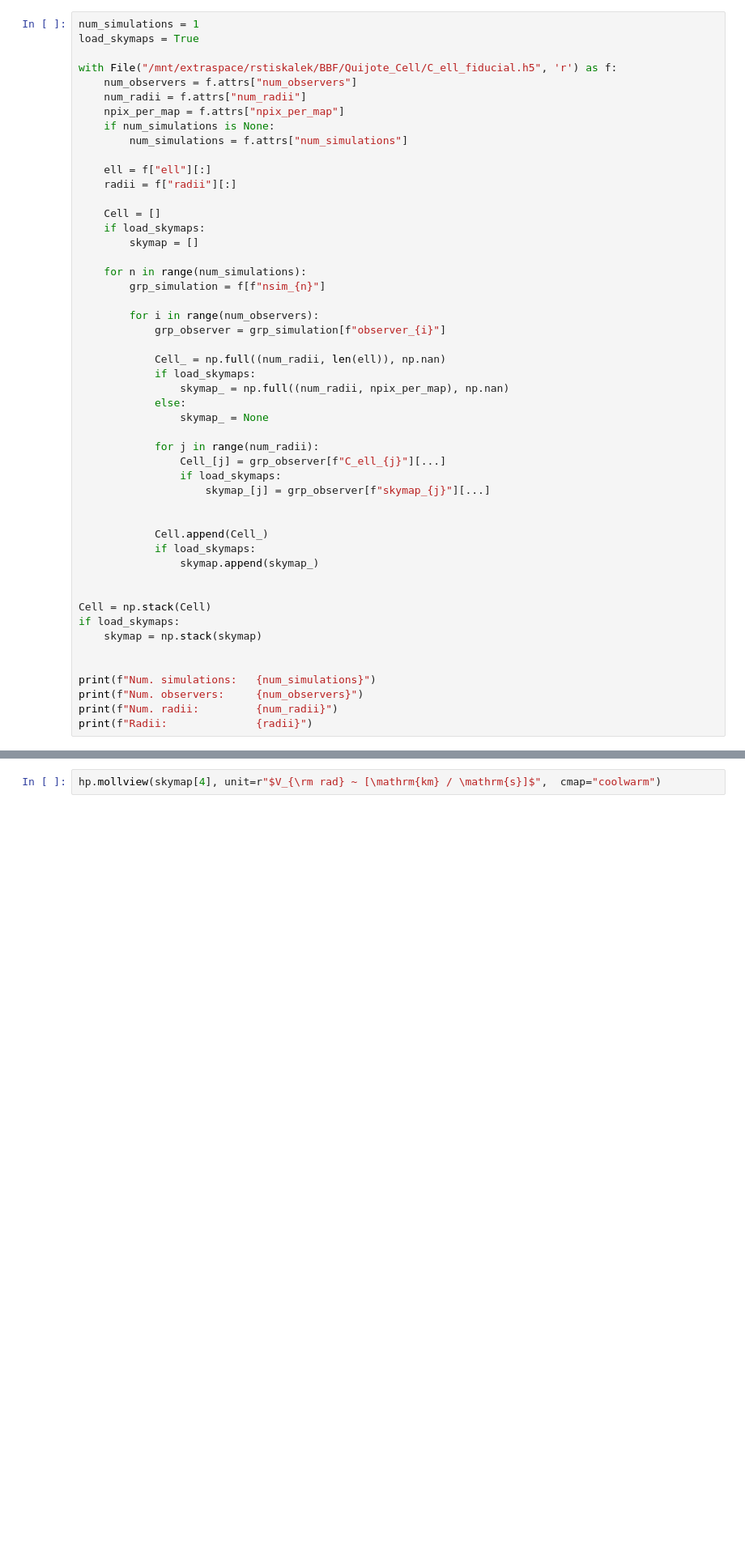
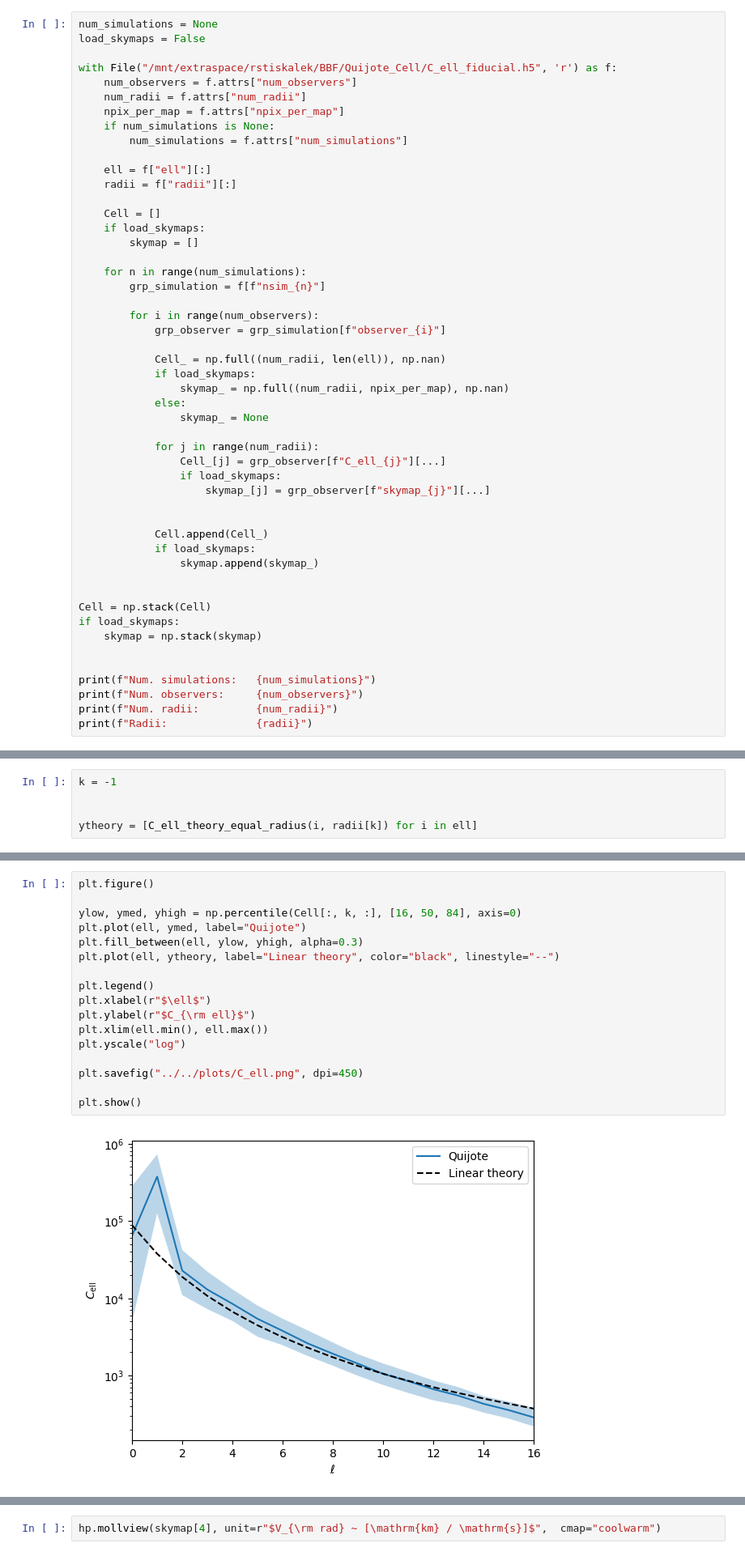
Before and after one commit to Richard-Sti/csiborgtools, a Jupyter notebook: notebooks/flow/quijote_Cell.ipynb, the cells around one changed output, grey strips where cells are left out. Shown: that part at 81% size. Saved outputs shown, nothing was run; the diff lists cells and outputs as text; blank space fills up the shorter version.

```diff
--- a/notebooks/flow/quijote_Cell.ipynb
+++ b/notebooks/flow/quijote_Cell.ipynb
@@ -31,8 +31,8 @@ def C_ell_theory_equal_radius(ell, r):
     integrand = lambda k: norm * Pk(k) * djn(ell, k * r)**2
     return quad(integrand, 0.0001, 10, limit=1000, limlst=5)[0]
 # %%
-num_simulations = 1
-load_skymaps = True
+num_simulations = None
+load_skymaps = False
 
 with File("/mnt/extraspace/rstiskalek/BBF/Quijote_Cell/C_ell_fiducial.h5", 'r') as f:
     num_observers = f.attrs["num_observers"]
@@ -93,0 +95,5 @@ plt.show()
+# %%
+k = -1
+
+
+ytheory = [C_ell_theory_equal_radius(i, radii[k]) for i in ell]
@@ -94,3 +103,22 @@ plt.show()
+# %%
+plt.figure()
+
+ylow, ymed, yhigh = np.percentile(Cell[:, k, :], [16, 50, 84], axis=0)
+plt.plot(ell, ymed, label="Quijote")
+plt.fill_between(ell, ylow, yhigh, alpha=0.3)
+plt.plot(ell, ytheory, label="Linear theory", color="black", linestyle="--")
+
+plt.legend()
+plt.xlabel(r"$\ell$")
+plt.ylabel(r"$C_{\rm ell}$")
+plt.xlim(ell.min(), ell.max())
+plt.yscale("log")
+
+plt.savefig("../../plots/C_ell.png", dpi=450)
+
+plt.show()
+# %% [output]
+[figure, added]
 # %%
 
 
```
Also changed, not shown: parts of 6 cells of this notebook.
